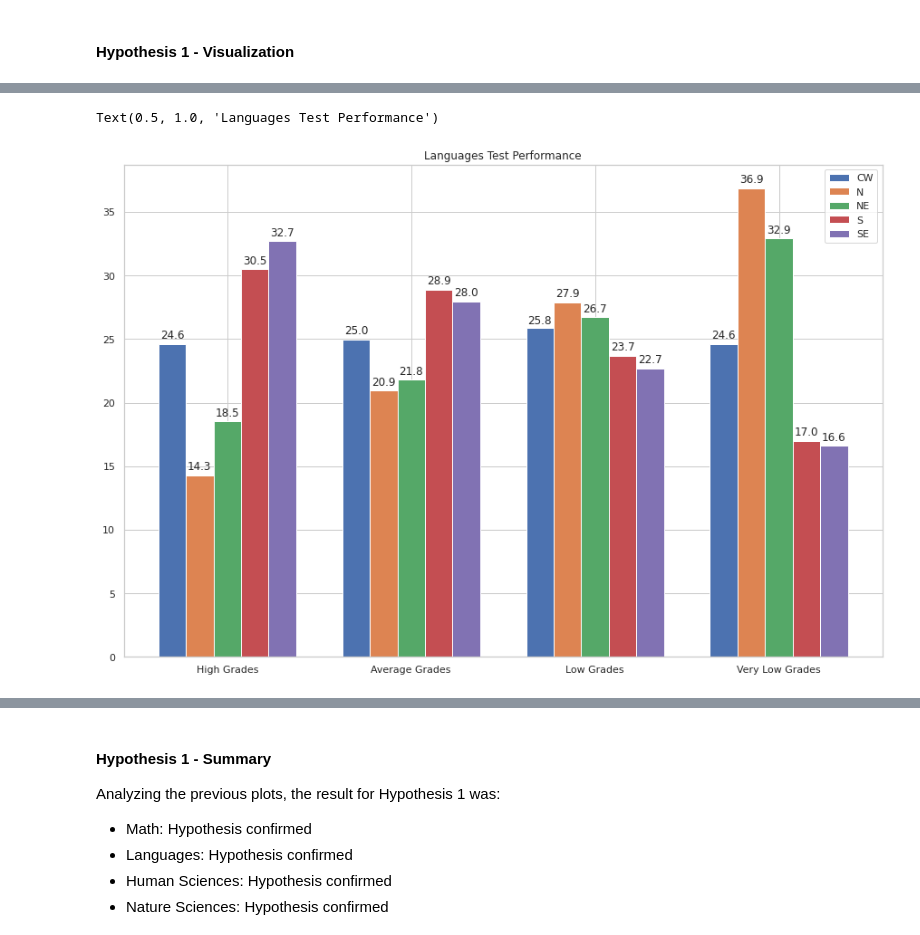
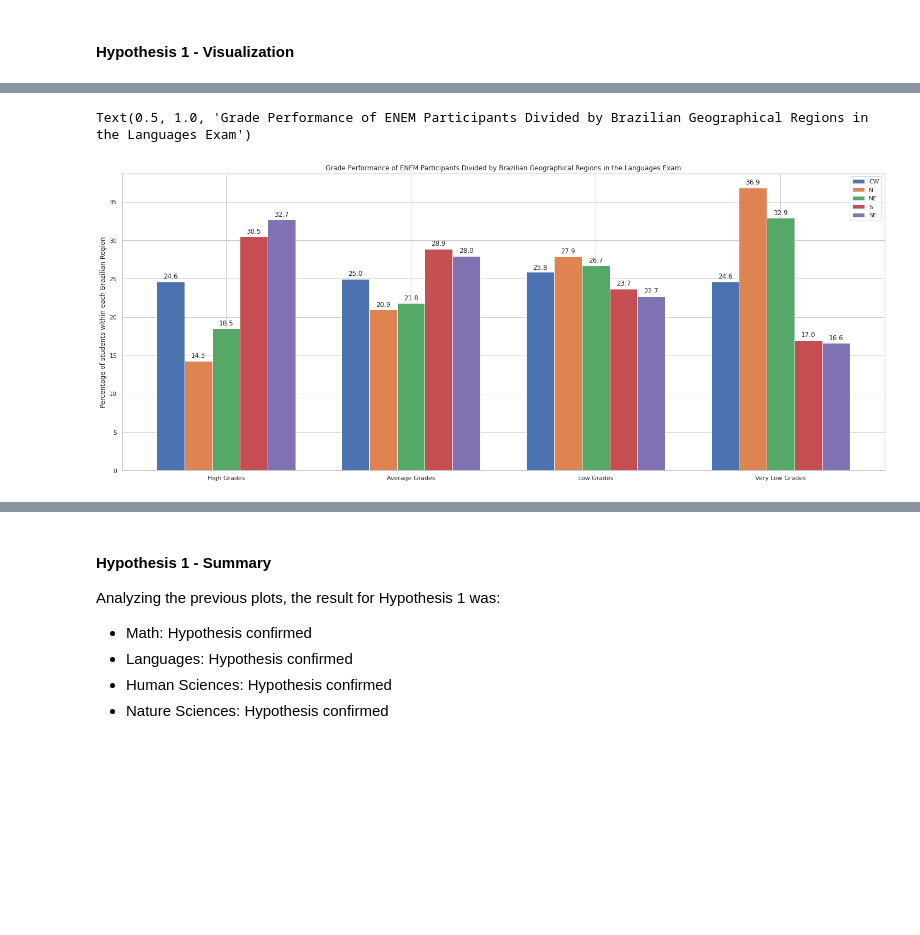
Before and after one commit to higorpr/ENEM_Exploration_Analysis, a Jupyter notebook: ENEM_Exploratory_Analysis.ipynb, the cells around one changed output, grey strips where cells are left out. Drawn from its saved outputs; the diff is of its cells as text; code cells hidden in the pictures; blank space fills up the shorter version.

```diff
--- a/ENEM_Exploratory_Analysis.ipynb
+++ b/ENEM_Exploratory_Analysis.ipynb
@@ -819,10 +832,10 @@ labels = ['High Grades', 'Average Grades', 'Low Grades', 'Very Low Grades']
 sns.set_theme()
 sns.set_style("whitegrid")
 
-x = 1.5 * np.arange(len(labels))  # the label locations
+x =  np.arange(len(labels))  # the label locations
 width = 0.15  # the width of the bars
 
-fig, ax = plt.subplots(figsize=(15,10))
+fig, ax = plt.subplots(figsize=(25,10))
 
 rects_cw = ax.bar(x - 2*width, geo_data['CW']['NU_NOTA_MT'], width, label='CW')
 rects_n = ax.bar(x - width, geo_data['N']['NU_NOTA_MT'], width, label='N')
@@ -864,39 +877,39 @@ sns.set_style("whitegrid")
 x = np.arange(len(labels))  # the label locations
 width = 0.15  # the width of the bars
 
-fig, ax = plt.subplots(figsize=(15,10))
+fig, ax = plt.subplots(figsize=(25,10))
 
 rects_cw = ax.bar(x - 2*width, geo_data['CW']['NU_NOTA_LC'], width, label='CW')
 rects_n = ax.bar(x - width, geo_data['N']['NU_NOTA_LC'], width, label='N')
 rects_ne = ax.bar(x , geo_data['NE']['NU_NOTA_LC'], width, label='NE')
 rects_s = ax.bar(x + width, geo_data['S']['NU_NOTA_LC'], width, label='S')
 rects_se = ax.bar(x + 2*width, geo_data['SE']['NU_NOTA_LC'], width, label='SE')
 
 ax.xaxis.set_ticks(x)
 ax.xaxis.set_ticklabels(labels)
 ax.legend()
 plt.ylabel('Percentage of students within each Brazilian Region')
 
 def autolabel(rects):
     """Attach a text label above each bar in *rects*, displaying its height."""
     for rect in rects:
         height = round(rect.get_height(),1)
         ax.annotate('{}'.format(height),
                     xy=(rect.get_x() + rect.get_width() / 2, height),
                     xytext=(0, 3),  # 3 points vertical offset
                     textcoords="offset points",
                     ha='center', va='bottom')
 
 autolabel(rects_cw)
 autolabel(rects_n)
 autolabel(rects_ne)
 autolabel(rects_s)
 autolabel(rects_se)
 
 plt.title("Grade Performance of ENEM Participants Divided by Brazilian Geographical Regions in the Languages Exam")
 # %% [output]
-Text(0.5, 1.0, 'Languages Test Performance')
+Text(0.5, 1.0, 'Grade Performance of ENEM Participants Divided by Brazilian Geographical Regions in the Languages Exam')
-[figure, old version]
+[figure, new version]
 # %%
 # Human Sciences:
 labels = ['High Grades', 'Average Grades', 'Low Grades', 'Very Low Grades']
```
Also changed, not shown: parts of 8 cells of this notebook.
